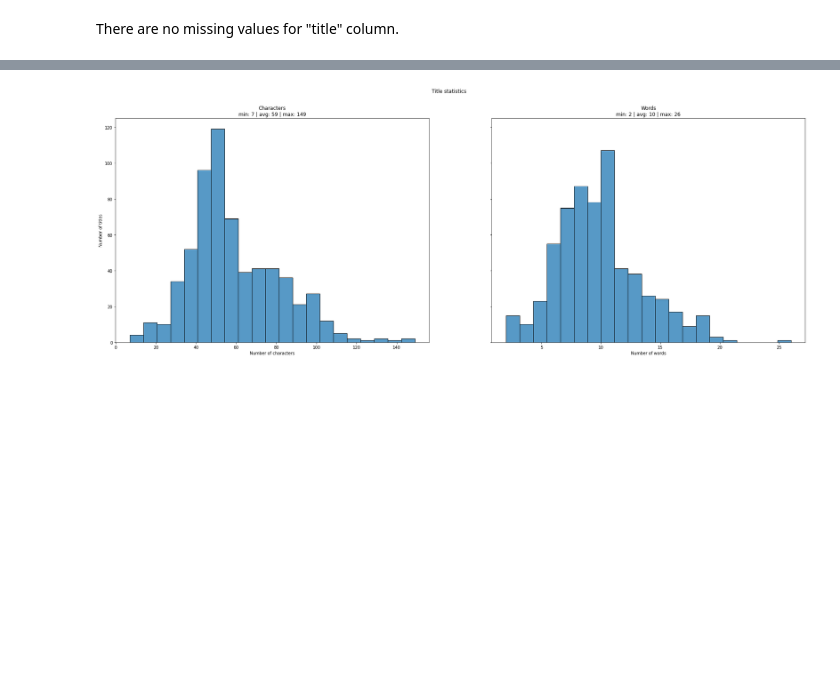
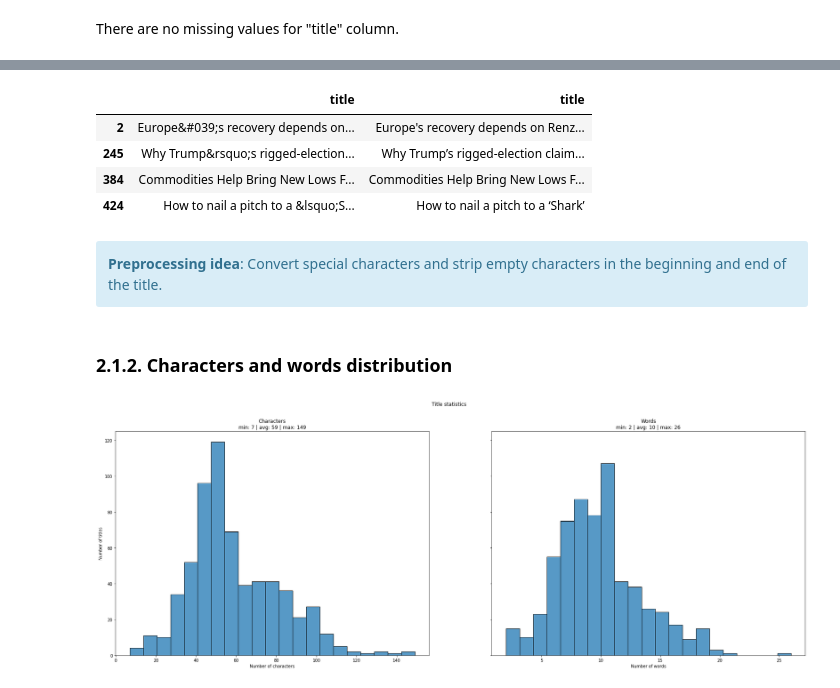
Before and after one commit to Andrei-Aksionov/Weaviate-demo, a Jupyter notebook: notebooks/EDA.ipynb, the cells around one changed output, grey strips where cells are left out. Drawn from its saved outputs; the diff is of its cells as text; code cells hidden in the pictures; blank space fills up the shorter version.

Commit message:
EDA
1. Add stripping special chars in titles

```diff
--- a/notebooks/EDA.ipynb
+++ b/notebooks/EDA.ipynb
@@ -163,0 +180,6 @@ There are no missing values for "title" column.
+# %%
+titles_converted = data["title"].apply(lambda x: BeautifulSoup(x).text.strip())
+titles_original = data["title"].str.strip()
+titles_with_special_chars = titles_converted != titles_original
+print(f"Number of articles with titles containing special characters: {titles_with_special_chars.sum()}")
+data.loc[titles_with_special_chars, "title"]
@@ -164,3 +193,15 @@ There are no missing values for "title" column.
+# %%
+pd.DataFrame([titles_original[titles_with_special_chars], titles_converted[titles_with_special_chars]]).T
+# %% [output]
+|  | title | title |
+| 2 | Europe&#039;s recovery depends on... | Europe's recovery depends on Renz... |
+| 245 | Why Trump&rsquo;s rigged-election... | Why Trump’s rigged-election claim... |
+| 384 | Commodities Help Bring New Lows F... | Commodities Help Bring New Lows F... |
+| 424 | How to nail a pitch to a &lsquo;S... | How to nail a pitch to a ‘Shark’ |
+# %% [markdown]
+<div class="alert alert-block alert-info"><b>Preprocessing idea</b>: Convert special characters and strip empty characters in the beginning and end of the title.</div>
+# %% [markdown]
+### 2.1.2. Characters and words distribution
 # %%
 def show_str_statistics(data: pd.DataFrame, column: str) -> None:
 
```
Also changed, not shown: parts of 8 cells of this notebook, 3 other files.
